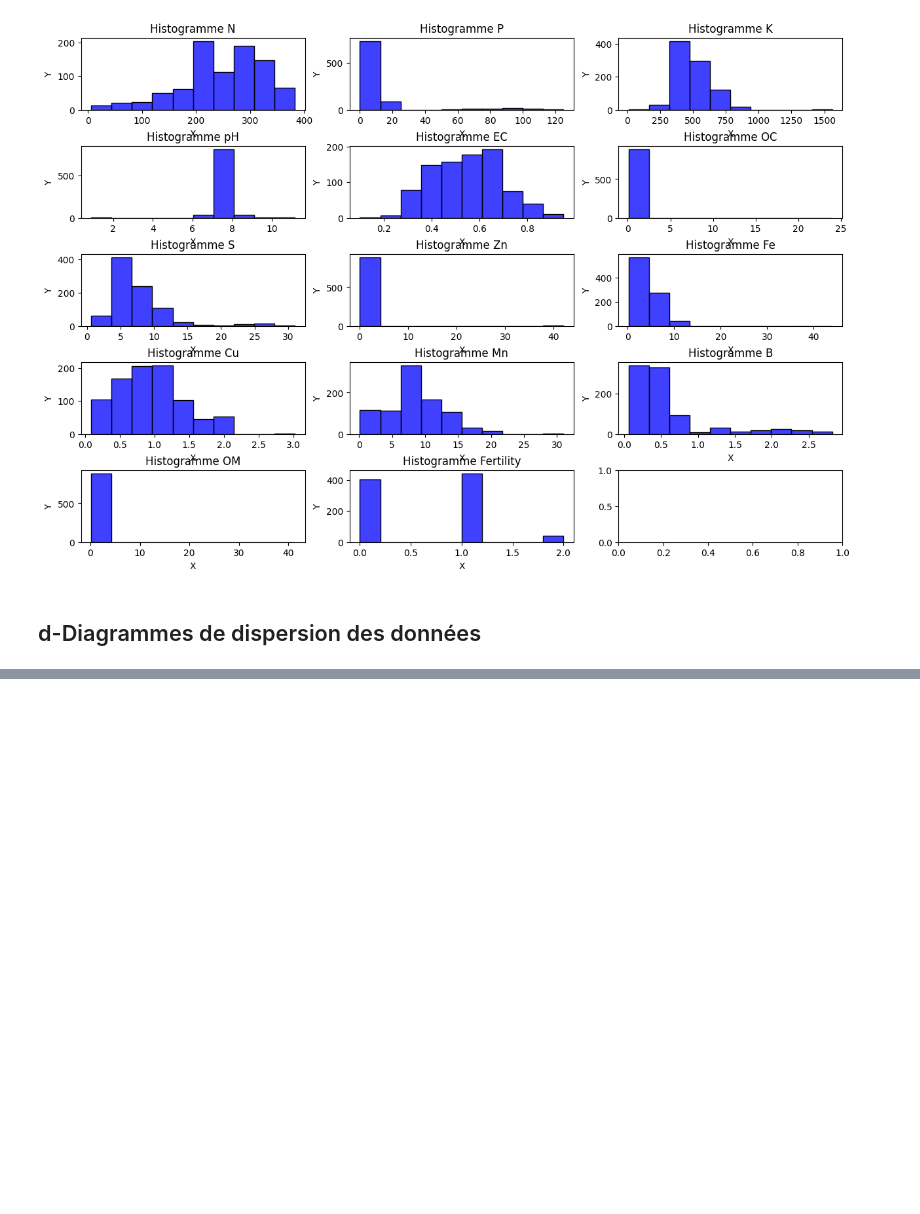
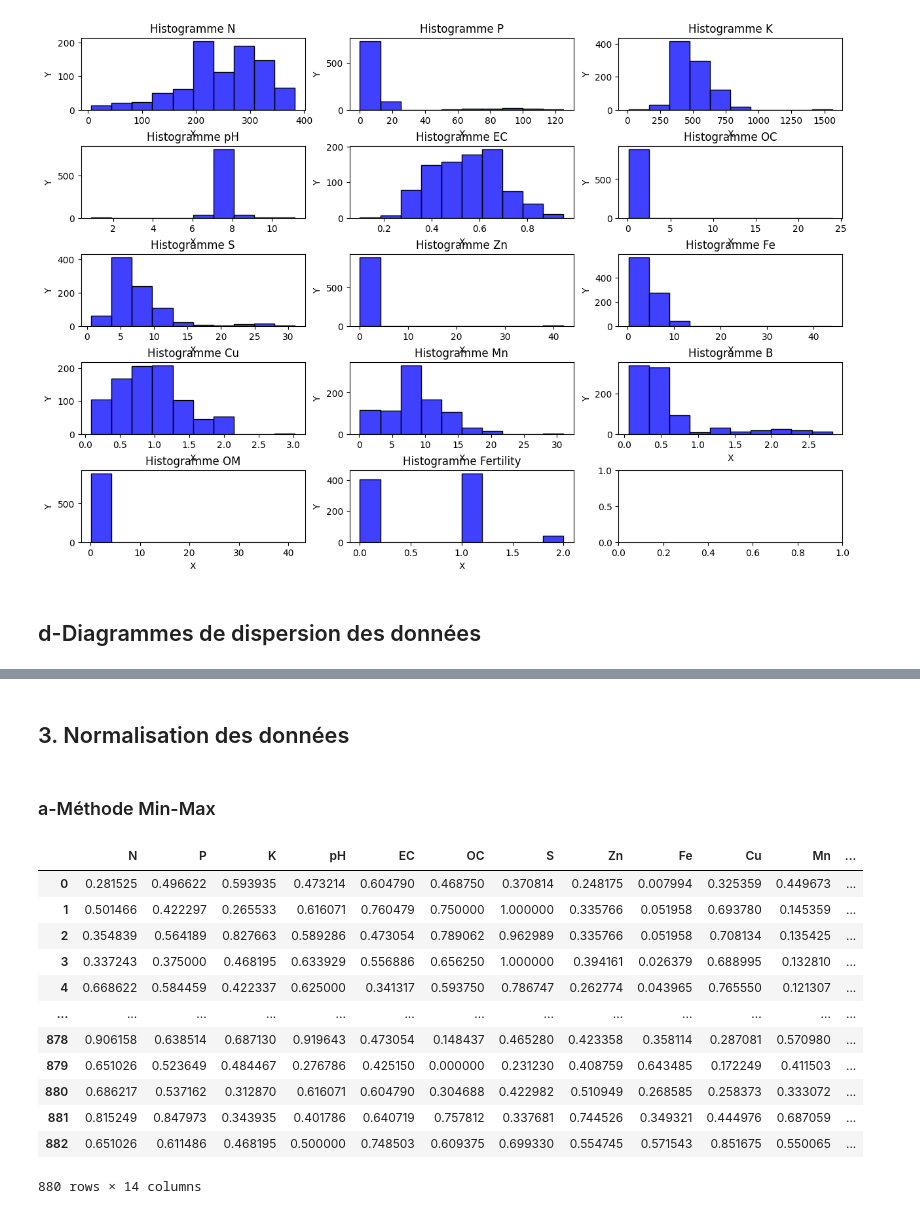
Before and after one commit to Katia-LOUNAS/Data_Mining, a Jupyter notebook: Preprocessing.ipynb, the cells around one changed output, grey strips where cells are left out. Saved outputs shown, nothing was run; the diff lists cells and outputs as text; code cells hidden in the pictures; blank space fills up the shorter version.

```diff
--- a/Preprocessing.ipynb
+++ b/Preprocessing.ipynb
@@ -154,0 +238,2 @@ plt.show()
+# %%
+data = data_sub2
@@ -154,0 +278,19 @@ plt.show()
+# %%
+from utils import find_outliers_zscore
+attributes = data.columns
+outliers_dict_1 = {}
+
+for attribute in attributes:
+    outliers_result_1 = find_outliers_zscore(data[attribute], 3)
+    # fix the index problem
+    valid_indices = [idx for idx in outliers_result_1 if 0 <= idx < len(data[attribute])]
+    OD = {
+        'Outliers indices': valid_indices,
+        'Outliers values': data[attribute].iloc[valid_indices].tolist(),
+        'Outliers number': len(valid_indices)
+    }
+
+    outliers_dict_1[attribute] = OD
+
+# Create a DataFrame from the dictionary
+pd.DataFrame.from_dict(outliers_dict_1, orient='index')
@@ -154,0 +317,5 @@ plt.show()
+# %%
+from utils import winsorize
+df_after = data.copy()
+for attribute in attributes:
+    df_after[attribute] = winsorize(data[attribute])
@@ -154,0 +373,3 @@ plt.show()
+# %%
+# Drop duplicate rows in-place
+df_after.drop_duplicates(inplace=True)
@@ -154,0 +395,22 @@ plt.show()
+# %% [markdown]
+<h2>3. Normalisation des données
+# %% [markdown]
+<h3>a-Méthode Min-Max
+# %%
+from utils import min_max_normalize
+df_norm_min_max = min_max_normalize(df_after)
+df_norm_min_max
+# %% [output]
+|  | N | P | K | pH | EC | OC | S | Zn | Fe | Cu | Mn | ... |
+| 0 | 0.281525 | 0.496622 | 0.593935 | 0.473214 | 0.604790 | 0.468750 | 0.370814 | 0.248175 | 0.007994 | 0.325359 | 0.449673 | ... |
+| 1 | 0.501466 | 0.422297 | 0.265533 | 0.616071 | 0.760479 | 0.750000 | 1.000000 | 0.335766 | 0.051958 | 0.693780 | 0.145359 | ... |
+| 2 | 0.354839 | 0.564189 | 0.827663 | 0.589286 | 0.473054 | 0.789062 | 0.962989 | 0.335766 | 0.051958 | 0.708134 | 0.135425 | ... |
+| 3 | 0.337243 | 0.375000 | 0.468195 | 0.633929 | 0.556886 | 0.656250 | 1.000000 | 0.394161 | 0.026379 | 0.688995 | 0.132810 | ... |
+| 4 | 0.668622 | 0.584459 | 0.422337 | 0.625000 | 0.341317 | 0.593750 | 0.786747 | 0.262774 | 0.043965 | 0.765550 | 0.121307 | ... |
+| ... | ... | ... | ... | ... | ... | ... | ... | ... | ... | ... | ... | ... |
+| 878 | 0.906158 | 0.638514 | 0.687130 | 0.919643 | 0.473054 | 0.148437 | 0.465280 | 0.423358 | 0.358114 | 0.287081 | 0.570980 | ... |
+| 879 | 0.651026 | 0.523649 | 0.484467 | 0.276786 | 0.425150 | 0.000000 | 0.231230 | 0.408759 | 0.643485 | 0.172249 | 0.411503 | ... |
+| 880 | 0.686217 | 0.537162 | 0.312870 | 0.616071 | 0.604790 | 0.304688 | 0.422982 | 0.510949 | 0.268585 | 0.258373 | 0.333072 | ... |
+| 881 | 0.815249 | 0.847973 | 0.343935 | 0.401786 | 0.640719 | 0.757812 | 0.337681 | 0.744526 | 0.349321 | 0.444976 | 0.687059 | ... |
+| 882 | 0.651026 | 0.611486 | 0.468195 | 0.500000 | 0.748503 | 0.609375 | 0.699330 | 0.554745 | 0.571543 | 0.851675 | 0.550065 | ... |
+880 rows × 14 columns
```
Also changed, not shown: parts of 25 cells of this notebook, 1 other file.
